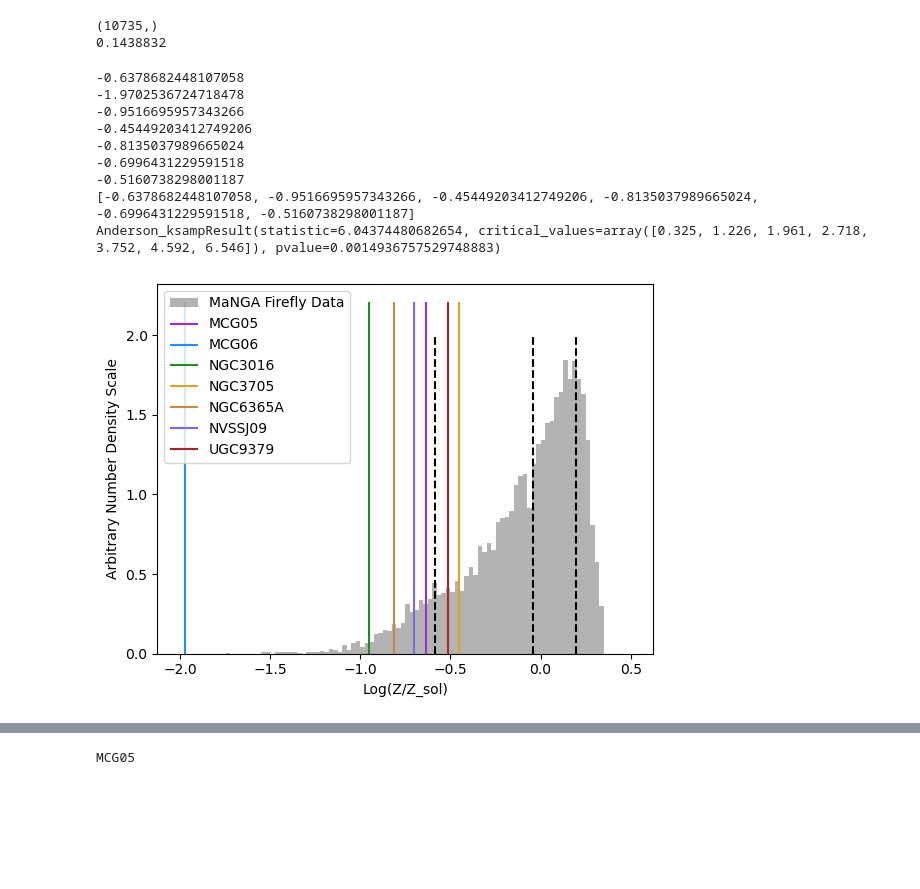
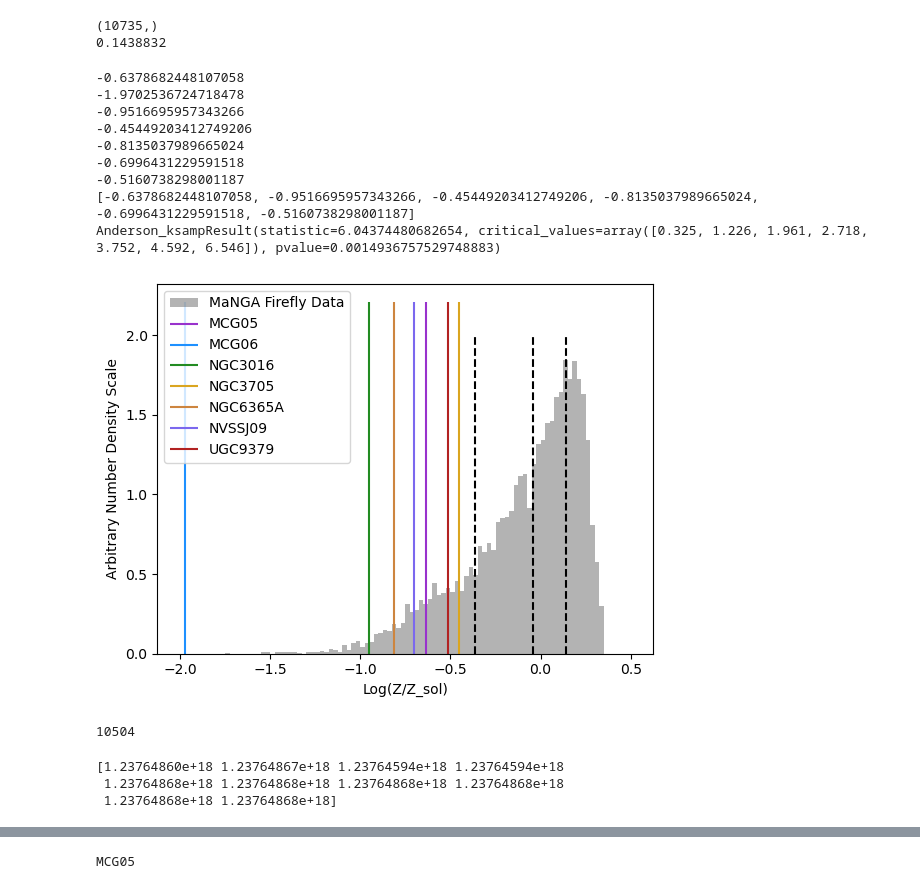
Before and after one commit to gregorycorcoran/Astro-Data, a Jupyter notebook: Comparator.ipynb, the cells around one changed output, grey strips where cells are left out. Cells and saved outputs as stored; diff of their text form; code cells hidden in the pictures; blank space fills up the shorter version.

```diff
--- a/Comparator.ipynb
+++ b/Comparator.ipynb
@@ -120,35 +122,35 @@ print(data['MW_Z_1RE'][0])
 # %%
 cat_hist,cat_bins=np.histogram(data['MW_Z_1RE'],range=(-2,0.5),bins=100,density=True)
 values_mask=np.array([True,False,True,True,True,True,True])
-quants=np.quantile(data['MW_Z_1RE'],[0.16,0.5,0.84])
+quants=np.quantile(data['MW_Z_1RE'],[0.25,0.5,0.75])
 plt.vlines(quants,ymin=0,ymax=2,colors='black',ls='--')
 #plt.hist(cat_logmass[mask],bins=100,density=True)
 medians=[]
 plt.stairs(cat_hist, cat_bins,fill=True,alpha=0.5,label='MaNGA Firefly Data',color='dimgrey')
 for num,gal in enumerate(log_mass_dict.keys()):
     med=np.median(logzsol_dict[gal])
     if gal!='MCG06':
         medians.append(med)
     print(med)
     plt.vlines(x=[med],ymin=0,ymax=1.2*np.max(cat_hist),color=nice_colours[num],label=gal)
     #hist_data,hist_bins=np.histogram(log_mass_dict[gal],bins=100,density=True)
     #hist_data*=np.max(cat_hist)/np.max(hist_data)
     #print(np.max(cat_hist))
     #print(np.max(hist_data))
     #plt.stairs(hist_data,hist_bins,label=f'{gal}',fill=True,alpha=0.7)
 plt.legend()
 plt.xlabel('Log(Z/Z_sol)')
 plt.ylabel('Arbitrary Number Density Scale')
 print(medians)
 print(anderson_ksamp([medians,data['MW_Z_1RE']]))
 # %% [output]
 -0.6378682448107058
 -1.9702536724718478
 -0.9516695957343266
 -0.45449203412749206
 -0.8135037989665024
 -0.6996431229591518
 -0.5160738298001187
 [-0.6378682448107058, -0.9516695957343266, -0.45449203412749206, -0.8135037989665024, -0.6996431229591518, -0.5160738298001187]
 Anderson_ksampResult(statistic=6.04374480682654, critical_values=array([0.325, 1.226, 1.961, 2.718, 3.752, 4.592, 6.546]), pvalue=0.0014936757529748883)
-[figure, old version]
+[figure, new version]
@@ -154,0 +160,12 @@ Anderson_ksampResult(statistic=6.04374480682654, critical_values=array([0.325, 1
+# %%
+for num,el in enumerate(data3['MANGAID']):
+    if el=='1-177358':
+        print(num)
+# %% [output]
+10504
+# %%
+print(GSWLC[0:10,0])
+# %% [output]
+[1.23764860e+18 1.23764867e+18 1.23764594e+18 1.23764594e+18
+ 1.23764868e+18 1.23764868e+18 1.23764868e+18 1.23764868e+18
+ 1.23764868e+18 1.23764868e+18]
```
Also changed, not shown: parts of 7 cells of this notebook, 21 other files.
